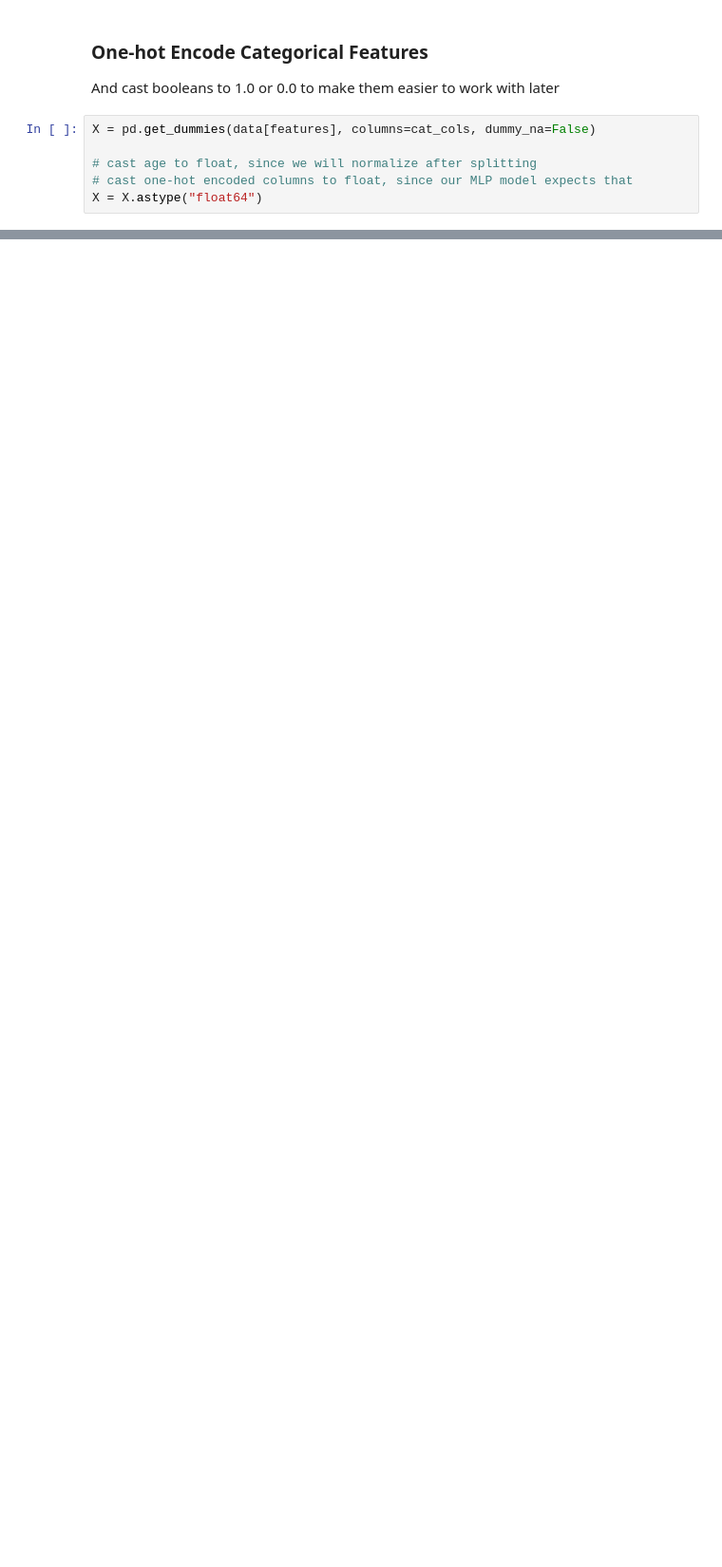
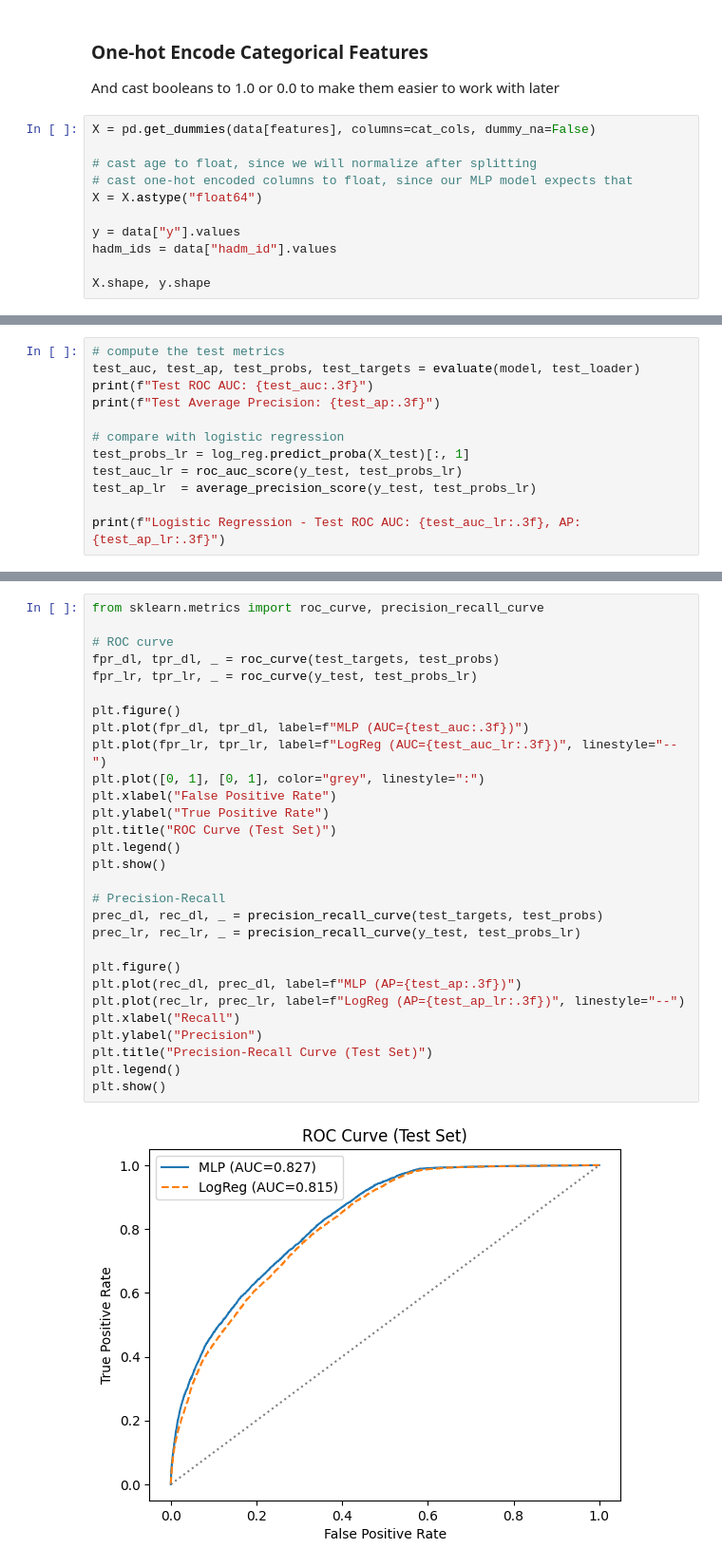
Before and after one commit to schwiet/msai-54315-ai-for-healthcare, a Jupyter notebook: assignment-5-mimic-ml-dl/mimic-ml-dl.ipynb, the cells around one changed output, grey strips where cells are left out. Shown: that part at 95% size. Saved outputs shown, nothing was run; the diff lists cells and outputs as text; blank space fills up the shorter version.

```diff
--- a/assignment-5-mimic-ml-dl/mimic-ml-dl.ipynb
+++ b/assignment-5-mimic-ml-dl/mimic-ml-dl.ipynb
@@ -207,3 +195,8 @@ X = pd.get_dummies(data[features], columns=cat_cols, dummy_na=False)
 # cast age to float, since we will normalize after splitting
 # cast one-hot encoded columns to float, since our MLP model expects that
 X = X.astype("float64")
+
+y = data["y"].values
+hadm_ids = data["hadm_id"].values
+
+X.shape, y.shape
@@ -209,0 +433,12 @@ X = X.astype("float64")
+# %%
+# compute the test metrics
+test_auc, test_ap, test_probs, test_targets = evaluate(model, test_loader)
+print(f"Test ROC AUC: {test_auc:.3f}")
+print(f"Test Average Precision: {test_ap:.3f}")
+
+# compare with logistic regression
+test_probs_lr = log_reg.predict_proba(X_test)[:, 1]
+test_auc_lr = roc_auc_score(y_test, test_probs_lr)
+test_ap_lr  = average_precision_score(y_test, test_probs_lr)
+
+print(f"Logistic Regression - Test ROC AUC: {test_auc_lr:.3f}, AP: {test_ap_lr:.3f}")
@@ -209,0 +451,31 @@ X = X.astype("float64")
+# %%
+from sklearn.metrics import roc_curve, precision_recall_curve
+
+# ROC curve
+fpr_dl, tpr_dl, _ = roc_curve(test_targets, test_probs)
+fpr_lr, tpr_lr, _ = roc_curve(y_test, test_probs_lr)
+
+plt.figure()
+plt.plot(fpr_dl, tpr_dl, label=f"MLP (AUC={test_auc:.3f})")
+plt.plot(fpr_lr, tpr_lr, label=f"LogReg (AUC={test_auc_lr:.3f})", linestyle="--")
+plt.plot([0, 1], [0, 1], color="grey", linestyle=":")
+plt.xlabel("False Positive Rate")
+plt.ylabel("True Positive Rate")
+plt.title("ROC Curve (Test Set)")
+plt.legend()
+plt.show()
+
+# Precision-Recall
+prec_dl, rec_dl, _ = precision_recall_curve(test_targets, test_probs)
+prec_lr, rec_lr, _ = precision_recall_curve(y_test, test_probs_lr)
+
+plt.figure()
+plt.plot(rec_dl, prec_dl, label=f"MLP (AP={test_ap:.3f})")
+plt.plot(rec_lr, prec_lr, label=f"LogReg (AP={test_ap_lr:.3f})", linestyle="--")
+plt.xlabel("Recall")
+plt.ylabel("Precision")
+plt.title("Precision-Recall Curve (Test Set)")
+plt.legend()
+plt.show()
+# %% [output]
+[figure, added]
```
Also changed, not shown: parts of 23 cells of this notebook.
